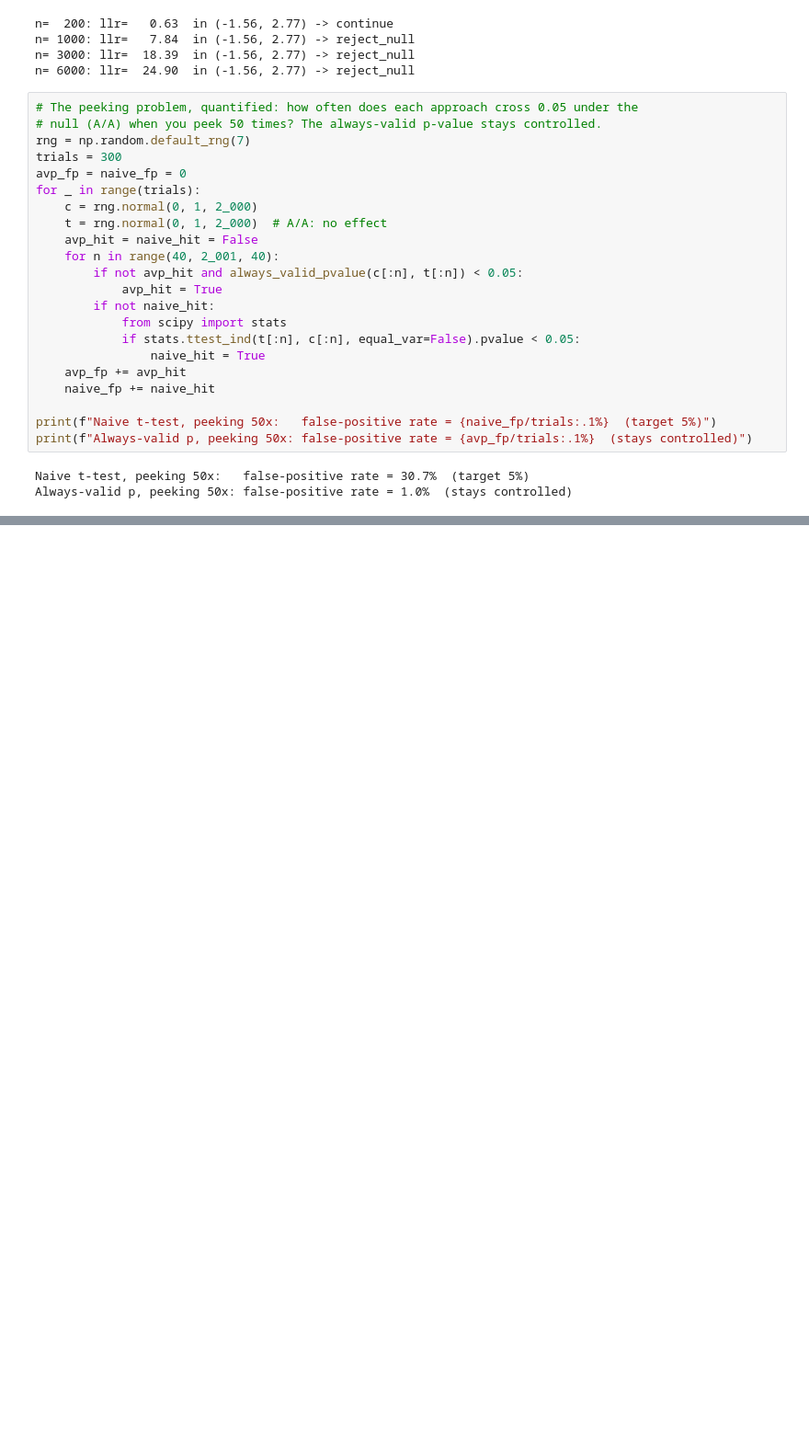
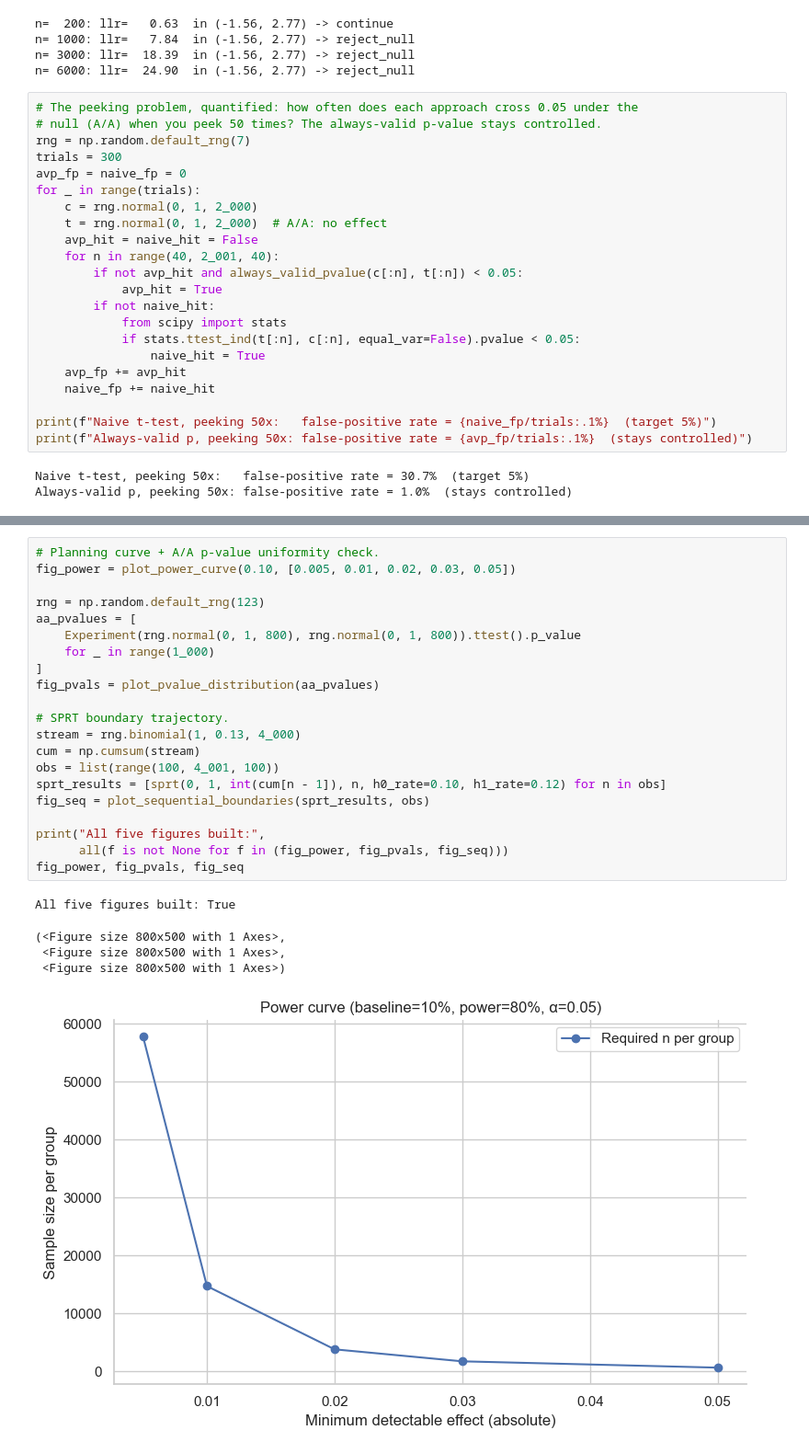
Before and after one commit to cbrackeen05/ab-testing-toolkit, a Jupyter notebook: notebooks/testing.ipynb, the cells around one changed output, grey strips where cells are left out. Shown at 92% size. Cells and saved outputs as stored; diff of their text form; blank space fills up the shorter version.

```diff
--- a/notebooks/testing.ipynb
+++ b/notebooks/testing.ipynb
@@ -238,0 +266,27 @@ Always-valid p, peeking 50x: false-positive rate = 1.0%  (stays controlled)
+# %%
+# Planning curve + A/A p-value uniformity check.
+fig_power = plot_power_curve(0.10, [0.005, 0.01, 0.02, 0.03, 0.05])
+
+rng = np.random.default_rng(123)
+aa_pvalues = [
+    Experiment(rng.normal(0, 1, 800), rng.normal(0, 1, 800)).ttest().p_value
+    for _ in range(1_000)
+]
+fig_pvals = plot_pvalue_distribution(aa_pvalues)
+
+# SPRT boundary trajectory.
+stream = rng.binomial(1, 0.13, 4_000)
+cum = np.cumsum(stream)
+obs = list(range(100, 4_001, 100))
+sprt_results = [sprt(0, 1, int(cum[n - 1]), n, h0_rate=0.10, h1_rate=0.12) for n in obs]
+fig_seq = plot_sequential_boundaries(sprt_results, obs)
+
+print("All five figures built:",
+      all(f is not None for f in (fig_power, fig_pvals, fig_seq)))
+fig_power, fig_pvals, fig_seq
+# %% [output]
+All five figures built: True
+(<Figure size 800x500 with 1 Axes>,
+ <Figure size 800x500 with 1 Axes>,
+ <Figure size 800x500 with 1 Axes>)
+[figure, added]
```
Also changed, not shown: parts of 3 cells of this notebook, 3 other files.
